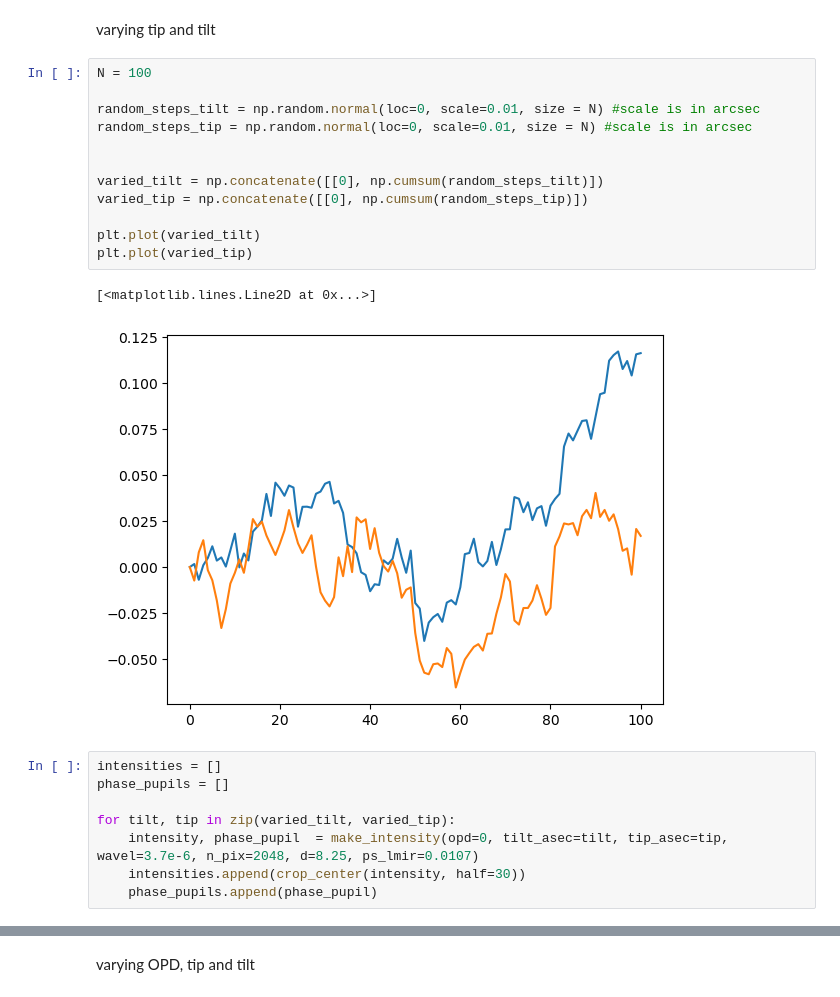
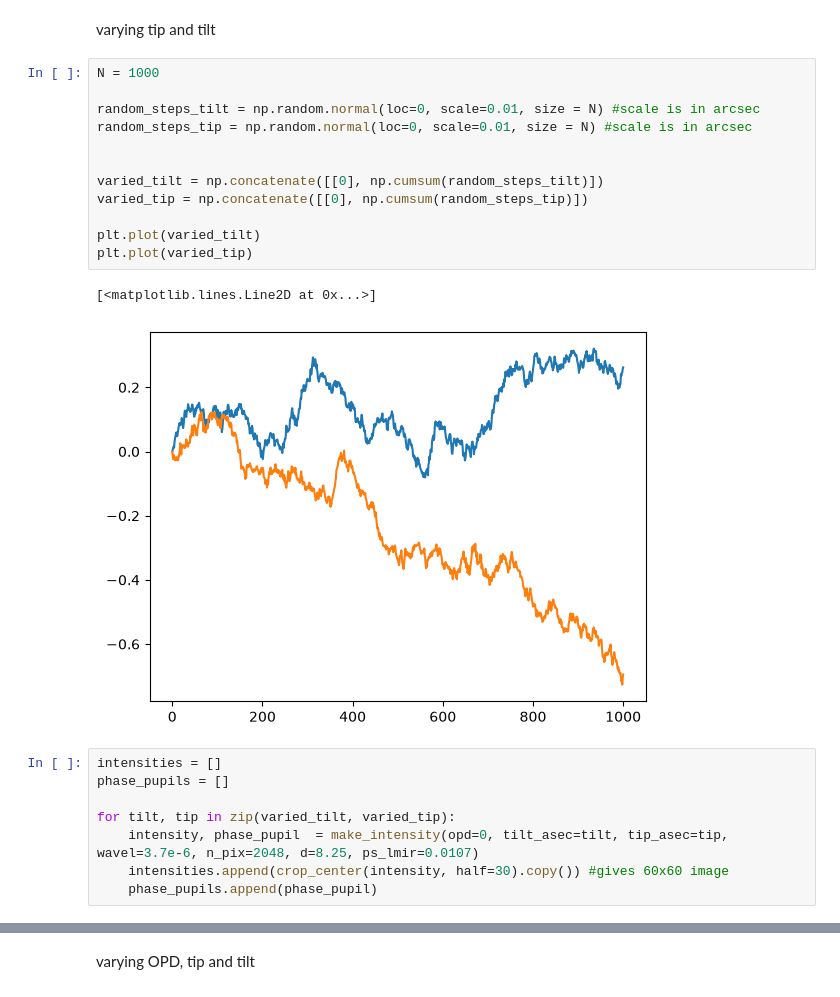
Before and after one commit to elenafolch/MSc-semester-project, a Jupyter notebook: simulate_images.ipynb, the cells around one changed output, grey strips where cells are left out. Saved outputs shown, nothing was run; the diff lists cells and outputs as text.

```diff
--- a/simulate_images.ipynb
+++ b/simulate_images.ipynb
@@ -210,27 +210,27 @@ for k, intensity in enumerate(intensities):
 # %% [markdown]
 varying tip and tilt
 # %%
-N = 100
+N = 1000
 
 random_steps_tilt = np.random.normal(loc=0, scale=0.01, size = N) #scale is in arcsec
 random_steps_tip = np.random.normal(loc=0, scale=0.01, size = N) #scale is in arcsec
 
 
 varied_tilt = np.concatenate([[0], np.cumsum(random_steps_tilt)])
 varied_tip = np.concatenate([[0], np.cumsum(random_steps_tip)])
 
 plt.plot(varied_tilt)
 plt.plot(varied_tip)
 # %% [output]
 [<matplotlib.lines.Line2D at 0x...>]
-[figure, old version]
+[figure, new version]
 # %%
 intensities = []
 phase_pupils = []
 
 for tilt, tip in zip(varied_tilt, varied_tip):
     intensity, phase_pupil  = make_intensity(opd=0, tilt_asec=tilt, tip_asec=tip, wavel=3.7e-6, n_pix=2048, d=8.25, ps_lmir=0.0107)
-    intensities.append(crop_center(intensity, half=30))
+    intensities.append(crop_center(intensity, half=30).copy()) #gives 60x60 image
     phase_pupils.append(phase_pupil)
 # %%
 fig, axes = plt.subplots(1, 1, figsize=(4, 4))
```
Also changed, not shown: parts of 2 cells of this notebook, 4 other files.
